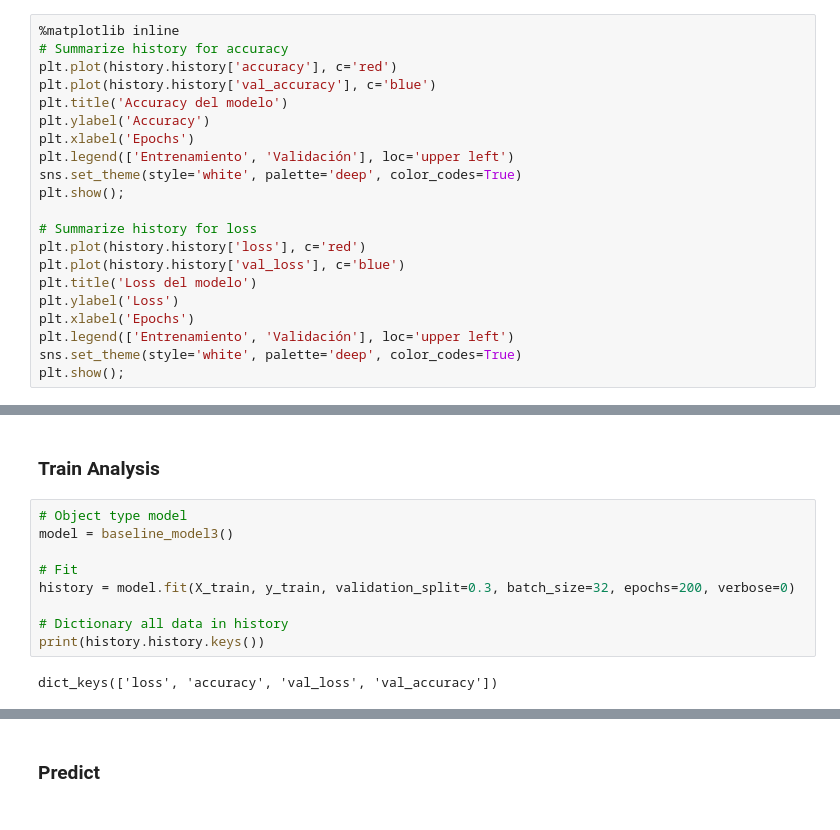
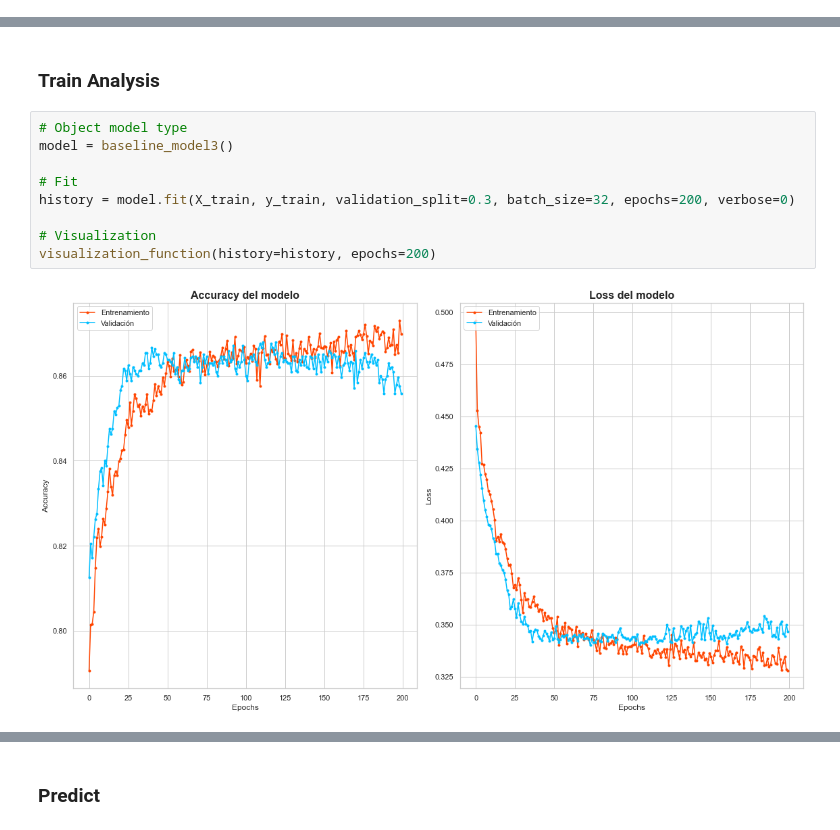
Before and after one commit to jorge-robledo11/Portfolio, a Jupyter notebook: Deep Learning/1. Proyecto DL - MLP + Churn Modeling.ipynb, the cells around one changed output, grey strips where cells are left out. Drawn from its saved outputs; the diff is of its cells as text.

```diff
--- a/Deep Learning/1. Proyecto DL - MLP + Churn Modeling.ipynb
+++ b/Deep Learning/1. Proyecto DL - MLP + Churn Modeling.ipynb
@@ -318,21 +331,0 @@ dict_keys(['loss', 'accuracy', 'val_loss', 'val_accuracy'])
-# %%
-%matplotlib inline
-# Summarize history for accuracy
-plt.plot(history.history['accuracy'], c='red')
-plt.plot(history.history['val_accuracy'], c='blue')
-plt.title('Accuracy del modelo')
-plt.ylabel('Accuracy')
-plt.xlabel('Epochs')
-plt.legend(['Entrenamiento', 'Validación'], loc='upper left')
-sns.set_theme(style='white', palette='deep', color_codes=True)
-plt.show();
-
-# Summarize history for loss
-plt.plot(history.history['loss'], c='red')
-plt.plot(history.history['val_loss'], c='blue')
-plt.title('Loss del modelo')
-plt.ylabel('Loss')
-plt.xlabel('Epochs')
-plt.legend(['Entrenamiento', 'Validación'], loc='upper left')
-sns.set_theme(style='white', palette='deep', color_codes=True)
-plt.show();
@@ -382,13 +372,13 @@ Variance: 0.74%
 # %% [markdown]
 ### **Train Analysis**
 # %%
-# Object type model
+# Object model type
 model = baseline_model3()
 
 # Fit
 history = model.fit(X_train, y_train, validation_split=0.3, batch_size=32, epochs=200, verbose=0)
 
-# Dictionary all data in history
-print(history.history.keys())
+# Visualization
+visualization_function(history=history, epochs=200)
 # %% [output]
-dict_keys(['loss', 'accuracy', 'val_loss', 'val_accuracy'])
+[figure, added]
```
Also changed, not shown: parts of 12 cells of this notebook.
